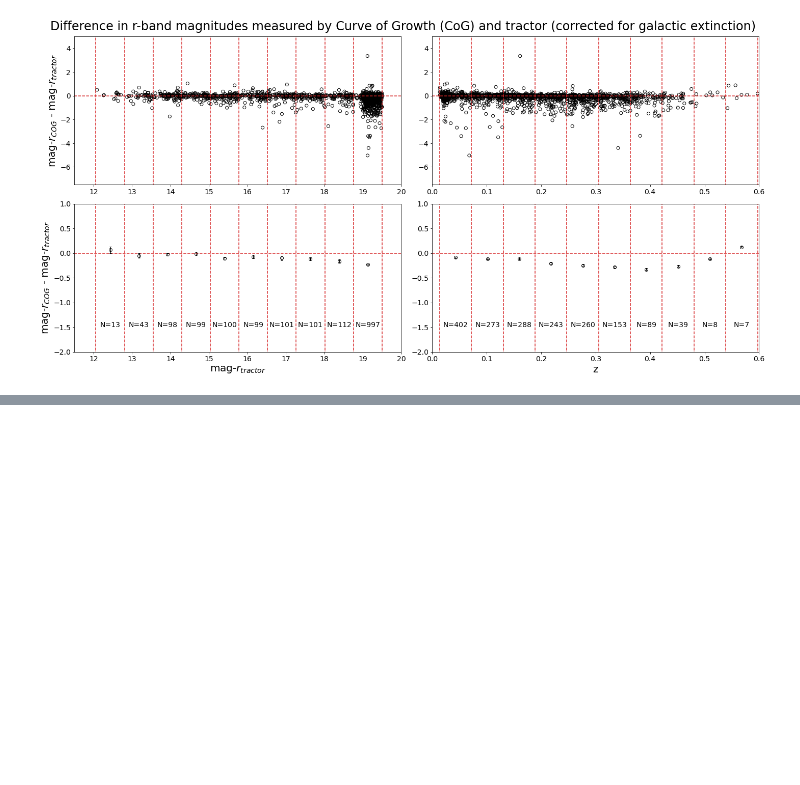
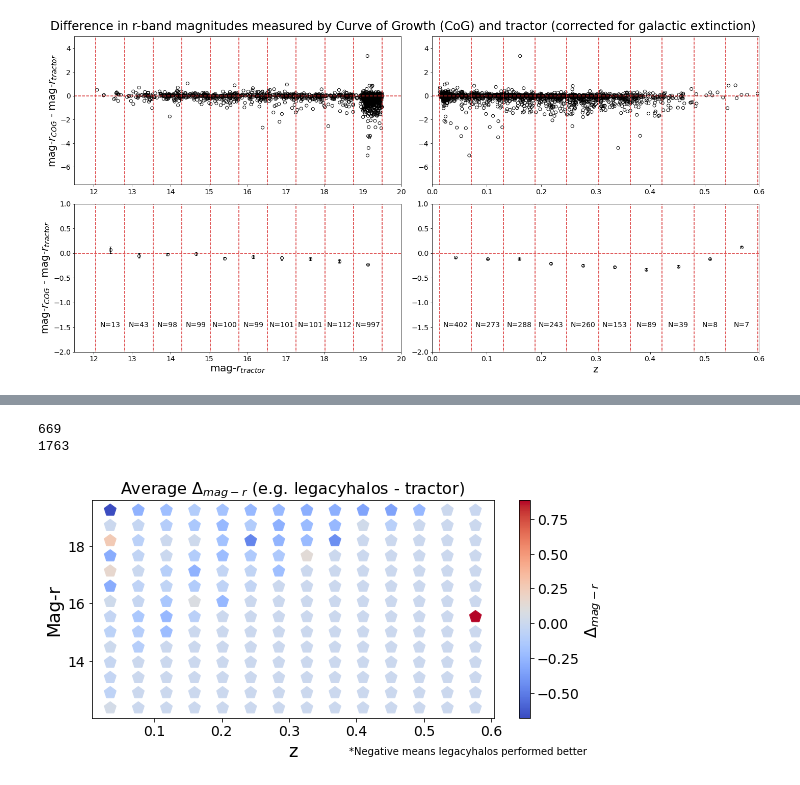
Before and after one commit to mattkwiecien/legacyhalos, a Jupyter notebook: science/sv3/sv3_mag_subsample_comparison.ipynb, the cells around one changed output, grey strips where cells are left out. Cells and saved outputs as stored; diff of their text form; code cells hidden in the pictures; blank space fills up the shorter version.

Commit message:
Adding to this notebook to rebin the data and create a colored plot based on their avg delta-mag-r.

```diff
--- a/science/sv3/sv3_mag_subsample_comparison.ipynb
+++ b/science/sv3/sv3_mag_subsample_comparison.ipynb
@@ -496,0 +505,6 @@ plt.tight_layout()
+# %%
+print(len(delta_mag_r[delta_mag_r < -0.1]))
+print(len(delta_mag_r))
+# %% [output]
+669
+1763
@@ -496,0 +545,23 @@ plt.tight_layout()
+# %%
+z_rebin, m_rebin, delta_mag_rebin = list(zip(*avg_binned))
+# %%
+
+
+fig, (ax0) = plt.subplots(ncols=1, sharey=True, figsize=(9, 4))
+sc = ax0.scatter(z_rebin, m_rebin, 150, c=delta_mag_rebin, marker='p', cmap='coolwarm')
+
+
+# xlim = z.min()-0.1, z.max()+0.1
+# ylim = mag.min()-2, mag.max()+2
+# hb = ax0.hexbin(z, mag, gridsize=15, cmap='inferno')
+# ax0.set(xlim=xlim, ylim=ylim)
+
+cb = fig.colorbar(sc, ax=ax0)
+cb.set_label(r'$\Delta_{mag-r}$', fontsize=16)
+plt.xlabel('z', fontsize=18)
+plt.ylabel('Mag-r', fontsize=18)
+plt.title(r'Average $\Delta_{mag-r}$ (e.g. legacyhalos - tractor)', fontsize=16)
+plt.annotate('*Negative means legacyhalos performed better', xy=[.48,.045], xycoords='figure fraction')
+plt.show()
+# %% [output]
+[figure, added]
```
Also changed, not shown: parts of 2 cells of this notebook.
